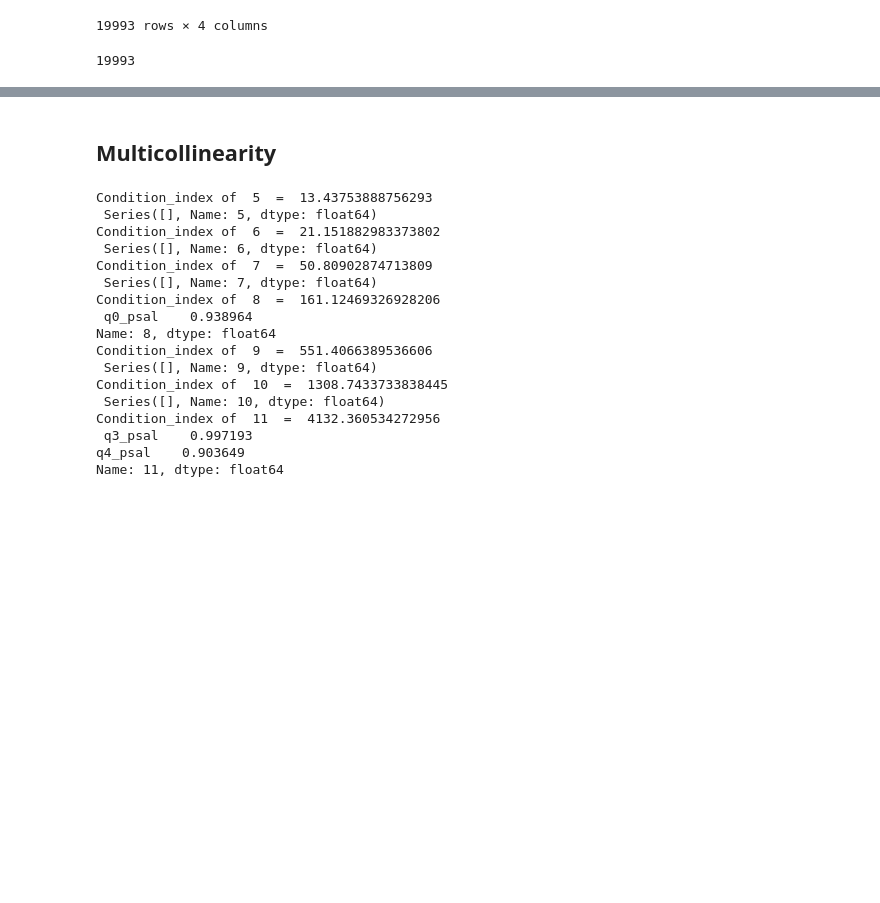
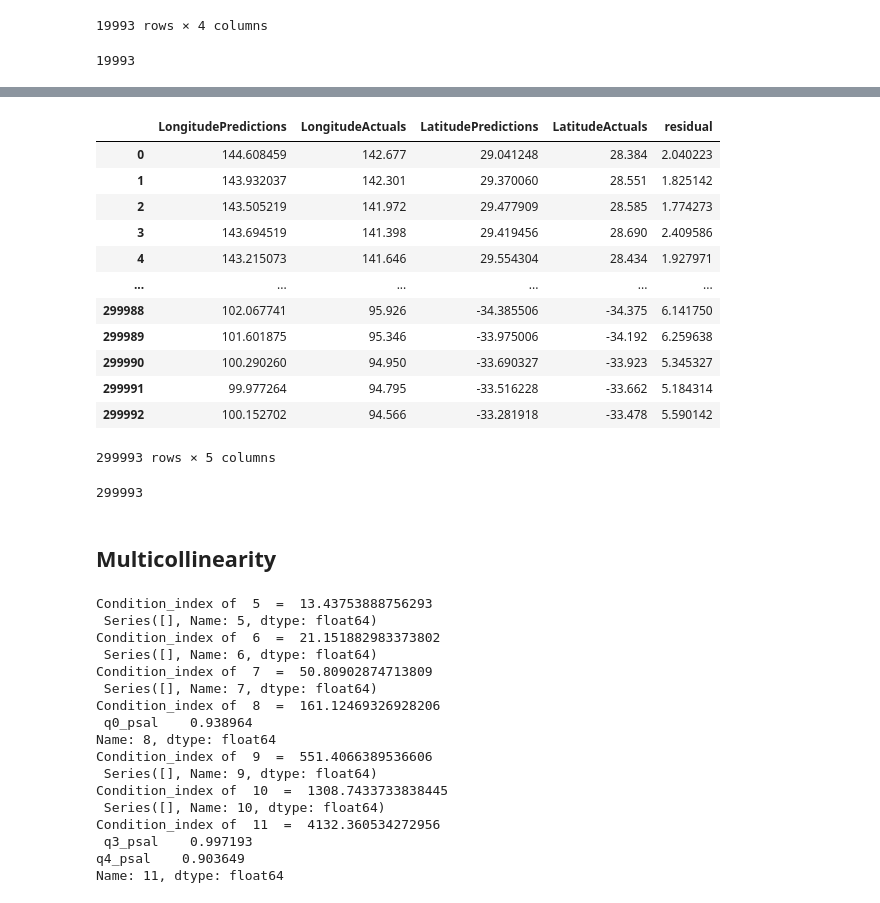
Before and after one commit to JonPGallegos/ocean_climate, a Jupyter notebook: ocean_climate.ipynb, the cells around one changed output, grey strips where cells are left out. Drawn from its saved outputs; the diff is of its cells as text; code cells hidden in the pictures; blank space fills up the shorter version.

```diff
--- a/ocean_climate.ipynb
+++ b/ocean_climate.ipynb
@@ -709,0 +766,22 @@ len(lstm_predictions)
+# %%
+from tensorflow.keras.models import load_model
+model = load_model('model5')
+# %%
+def get_predictions(model, X, y):
+  df_predictions = pd.DataFrame(model.predict(X))
+
+
+  predictions = scaler_pos.inverse_transform(df_predictions)
+  lat_preds, long_preds = predictions[:, 0], predictions[:, 1]
+
+  y = scaler_pos.inverse_transform(pd.DataFrame(y))
+  lat_actuals, long_actuals = y[:, 0], y[:, 1]
+  df = pd.DataFrame(data={'LongitudePredictions': long_preds,
+                          'LongitudeActuals':long_actuals,
+                          'LatitudePredictions': lat_preds,
+                          'LatitudeActuals': lat_actuals
+                          })
+
+  return df
+# %%
+lstm_predictions = get_predictions(model, X, y)
@@ -709,0 +790,18 @@ len(lstm_predictions)
+# %%
+lstm_predictions['residual'] = (((lstm_predictions['LongitudePredictions']-lstm_predictions['LongitudeActuals'])**2)+((lstm_predictions['LatitudePredictions']-lstm_predictions['LatitudeActuals'])**2))**0.5
+# %%
+lstm_predictions
+# %% [output]
+|  | LongitudePredictions | LongitudeActuals | LatitudePredictions | LatitudeActuals | residual |
+| 0 | 144.608459 | 142.677 | 29.041248 | 28.384 | 2.040223 |
+| 1 | 143.932037 | 142.301 | 29.370060 | 28.551 | 1.825142 |
+| 2 | 143.505219 | 141.972 | 29.477909 | 28.585 | 1.774273 |
+| 3 | 143.694519 | 141.398 | 29.419456 | 28.690 | 2.409586 |
+| 4 | 143.215073 | 141.646 | 29.554304 | 28.434 | 1.927971 |
+| ... | ... | ... | ... | ... | ... |
+| 299988 | 102.067741 | 95.926 | -34.385506 | -34.375 | 6.141750 |
+| 299989 | 101.601875 | 95.346 | -33.975006 | -34.192 | 6.259638 |
+| 299990 | 100.290260 | 94.950 | -33.690327 | -33.923 | 5.345327 |
+| 299991 | 99.977264 | 94.795 | -33.516228 | -33.662 | 5.184314 |
+| 299992 | 100.152702 | 94.566 | -33.281918 | -33.478 | 5.590142 |
+299993 rows × 5 columns
@@ -710,3 +810,7 @@ len(lstm_predictions)
+# %%
+len(lstm_predictions)
+# %% [output]
+299993
 # %% [markdown]
 ## Multicollinearity
 # %%
```
Also changed, not shown: parts of 12 cells of this notebook, 1 other file.
